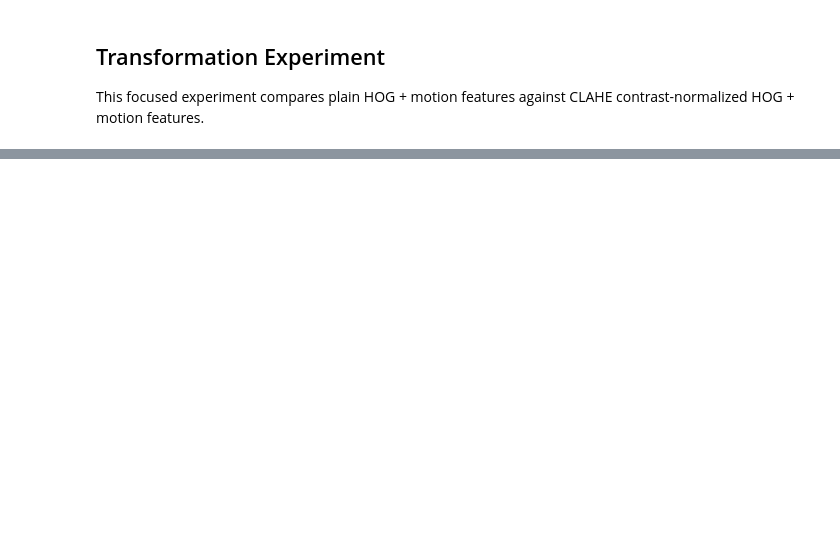
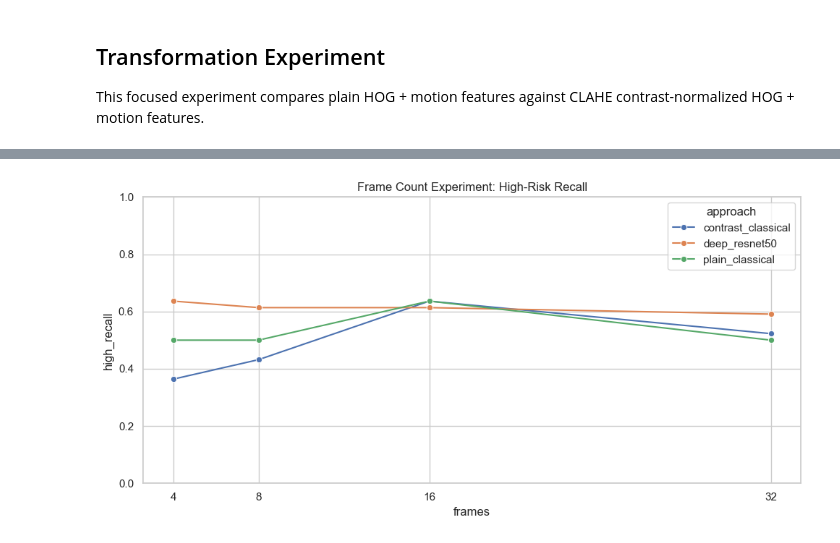
Before and after one commit to maladroitcat/sport_injury_risk_assessment, a Jupyter notebook: notebooks/02_model_results.ipynb, the cells around one changed output, grey strips where cells are left out. Cells and saved outputs as stored; diff of their text form; code cells hidden in the pictures; blank space fills up the shorter version.

```diff
--- a/notebooks/02_model_results.ipynb
+++ b/notebooks/02_model_results.ipynb
@@ -80,0 +135,10 @@ plt.tight_layout()
+# %%
+plt.figure(figsize=(10, 5))
+sns.lineplot(data=plot_data, x='frames', y='high_recall', hue='approach', marker='o')
+plt.xticks([4, 8, 16, 32])
+plt.ylim(0, 1)
+plt.title('Frame Count Experiment: High-Risk Recall')
+plt.tight_layout()
+plt.savefig(ROOT / 'artifacts/reports/frame_count_high_recall.png', dpi=160, bbox_inches='tight')
+# %% [output]
+[figure, added]
```
Also changed, not shown: parts of 15 cells of this notebook, 11 other files.
